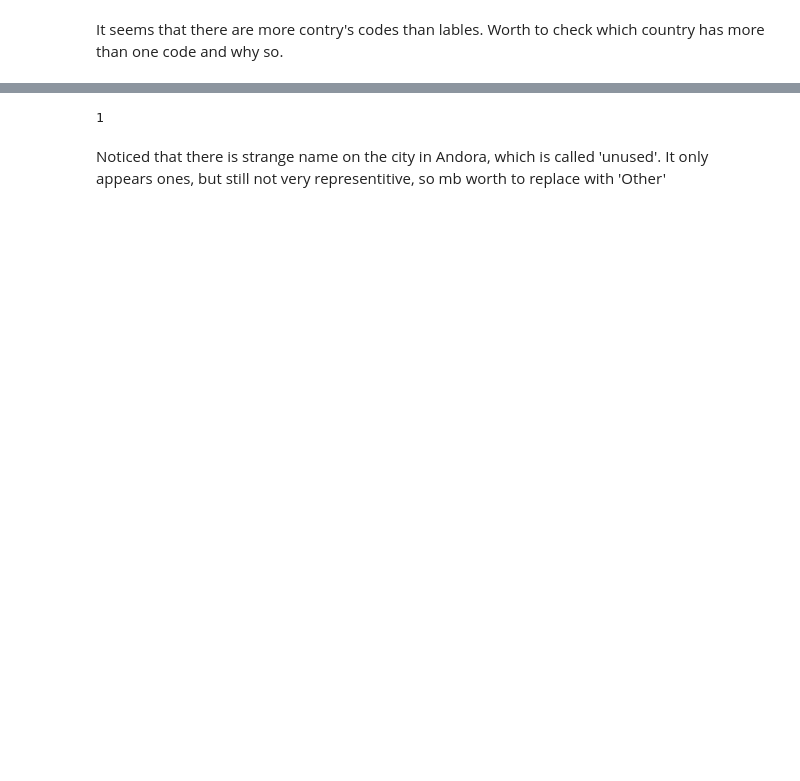
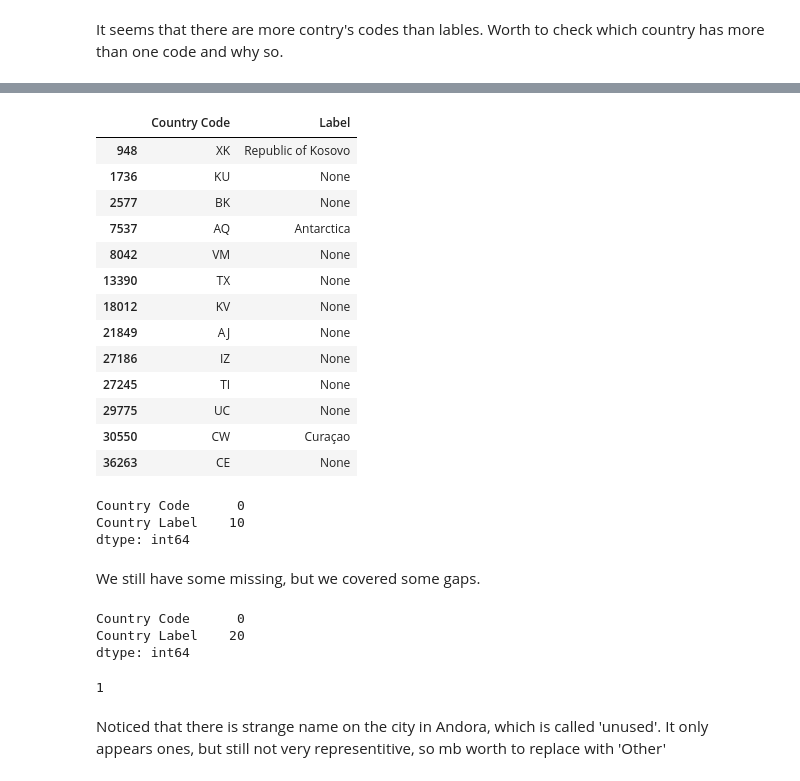
Before and after one commit to AntonGorev/SE-and-AirQual-Data-Analysis, a Jupyter notebook: AIR_Q_EDA.ipynb, the cells around one changed output, grey strips where cells are left out. Drawn from its saved outputs; the diff is of its cells as text; code cells hidden in the pictures; blank space fills up the shorter version.

Commit message:
Update AIR_Q_EDA.ipynb
- getting country labels for missing values via rescountries.com API (where available)

```diff
--- a/AIR_Q_EDA.ipynb
+++ b/AIR_Q_EDA.ipynb
@@ -101,10 +97,10 @@ We are not dropping any information from the set, only virtually duplicated colu
 # %%
 # re-arrange order and drop redundant columns
 dfAir = dfAir[[ #'Unnamed: 0',
-                'Country Code', 'City', 'Location',
+                'Country Code', 'Country Label', 'City', 'Location',
                 #'Coordinates',
                 'Pollutant', 'Source Name', 'Unit', 'Value', 'Last Updated',
-                'Country Label', 'Lat', 'Long']]
+                'Lat', 'Long']]
 dfAir.info()
 # %% [output]
 <class 'pandas.core.frame.DataFrame'>
@@ -142,3 +138,7 @@ Long             11086
 dtype: int64
 # %% [markdown]
 It seems that there are more contry's codes than lables. Worth to check which country has more than one code and why so.
+# %%
+dfAir[['Country Code', 'Country Label']].isna().sum()
+temp_s=dfAir[dfAir['Country Code'].isna() | dfAir['Country Label'].isna()]['Country Code'].drop_duplicates() # here we have country codes which don't have country labeles
+temp_s.size
@@ -144,0 +149,3 @@ It seems that there are more contry's codes than lables. Worth to check which co
+# %%
+tempdf = temp_s.to_frame()
+tempdf['Label'] = temp_s.apply(get_country_name)
@@ -145,3 +163,38 @@ It seems that there are more contry's codes than lables. Worth to check which co
+# %%
+tempdf
+# %% [output]
+|  | Country Code | Label |
+| 948 | XK | Republic of Kosovo |
+| 1736 | KU | None |
+| 2577 | BK | None |
+| 7537 | AQ | Antarctica |
+| 8042 | VM | None |
+| 13390 | TX | None |
+| 18012 | KV | None |
+| 21849 | AJ | None |
+| 27186 | IZ | None |
+| 27245 | TI | None |
+| 29775 | UC | None |
+| 30550 | CW | Curaçao |
+| 36263 | CE | None |
+# %%
+dfAir[['Country Code', 'Country Label']].drop_duplicates().isna().sum() # check how missing labels we have
+# %% [output]
+Country Code      0
+Country Label    10
+dtype: int64
+# %% [markdown]
+We still have some missing, but we covered some gaps.
+# %%
+# whenever Country Label is NA, we extract it from the API
+tdf=dfAir.merge(tempdf, on='Country Code', how='left')
+dfAir['Country Label'] = tdf['Country Label'].fillna(tdf['Label'])
+
+dfAir[['Country Code', 'Country Label']].drop_duplicates().isna().sum() # check how many remained
+# %% [output]
+Country Code      0
+Country Label    20
+dtype: int64
 # %%
 # sort/further cleaning
 dfAir_sorted = dfAir.sort_values(by=['Country Code', 'City', 'Location', 'Unit', 'Value'], ascending=[True,True,True,True,False])
```
Also changed, not shown: parts of 8 cells of this notebook.
